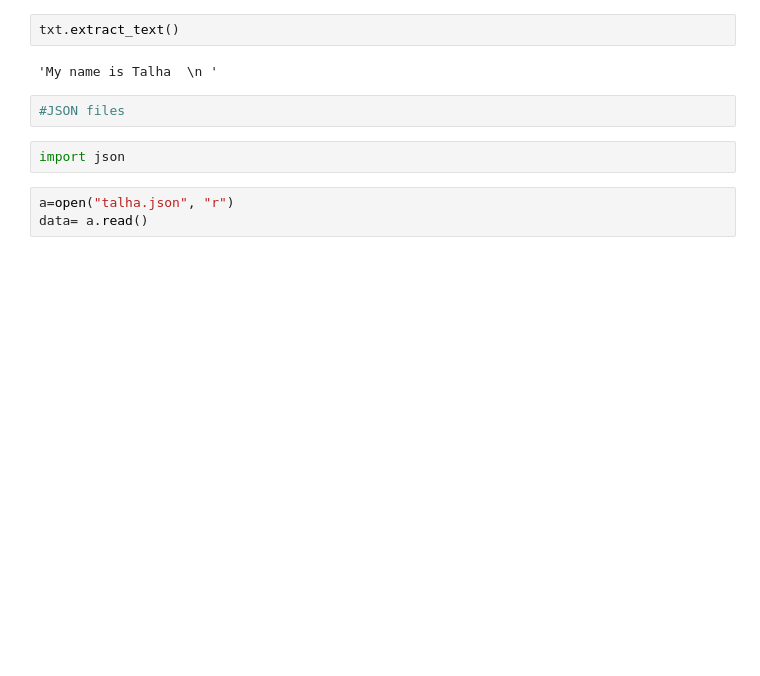
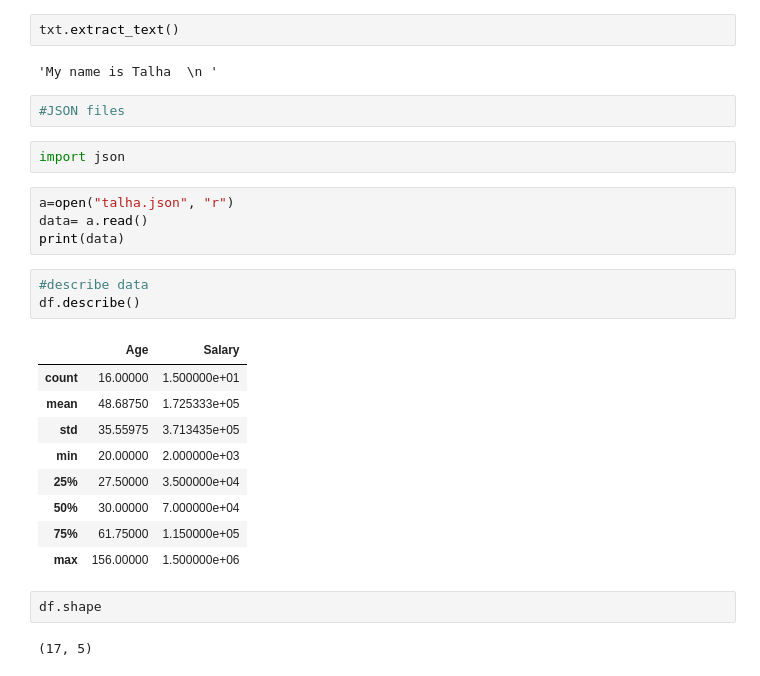
Before and after one commit to TouseefDataScientist/Machine-learning, a Jupyter notebook: talhatask.ipynb, the cells around one changed output. Saved outputs shown, nothing was run; the diff lists cells and outputs as text; blank space fills up the shorter version.

```diff
--- a/talhatask.ipynb
+++ b/talhatask.ipynb
@@ -173,3 +174,21 @@ import json
 # %%
 a=open("talha.json", "r")
 data= a.read()
+print(data)
+# %%
+#describe data
+df.describe()
+# %% [output]
+|  | Age | Salary |
+| count | 16.00000 | 1.500000e+01 |
+| mean | 48.68750 | 1.725333e+05 |
+| std | 35.55975 | 3.713435e+05 |
+| min | 20.00000 | 2.000000e+03 |
+| 25% | 27.50000 | 3.500000e+04 |
+| 50% | 30.00000 | 7.000000e+04 |
+| 75% | 61.75000 | 1.150000e+05 |
+| max | 156.00000 | 1.500000e+06 |
+# %%
+df.shape
+# %% [output]
+(17, 5)
```
Also changed, not shown: parts of 12 cells of this notebook, 1 other file.
